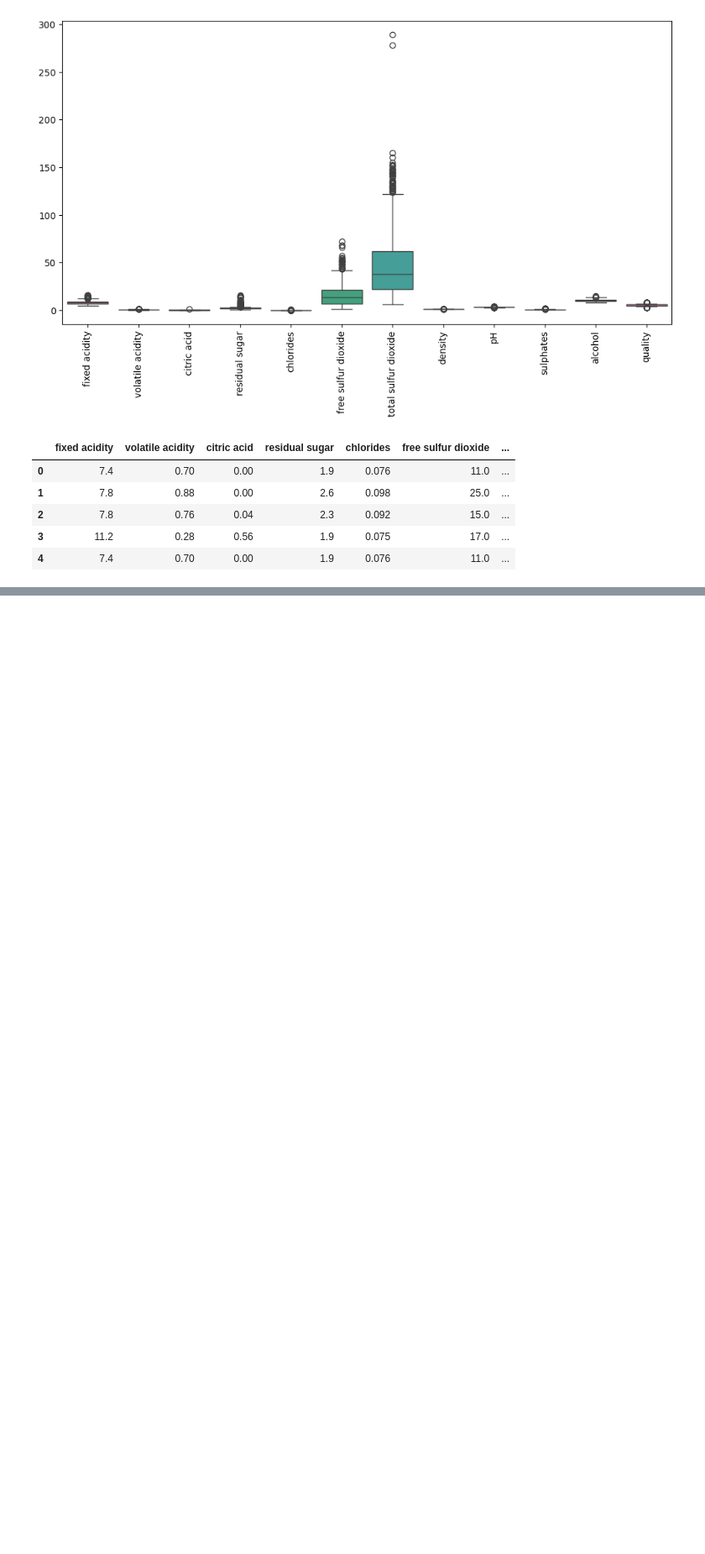
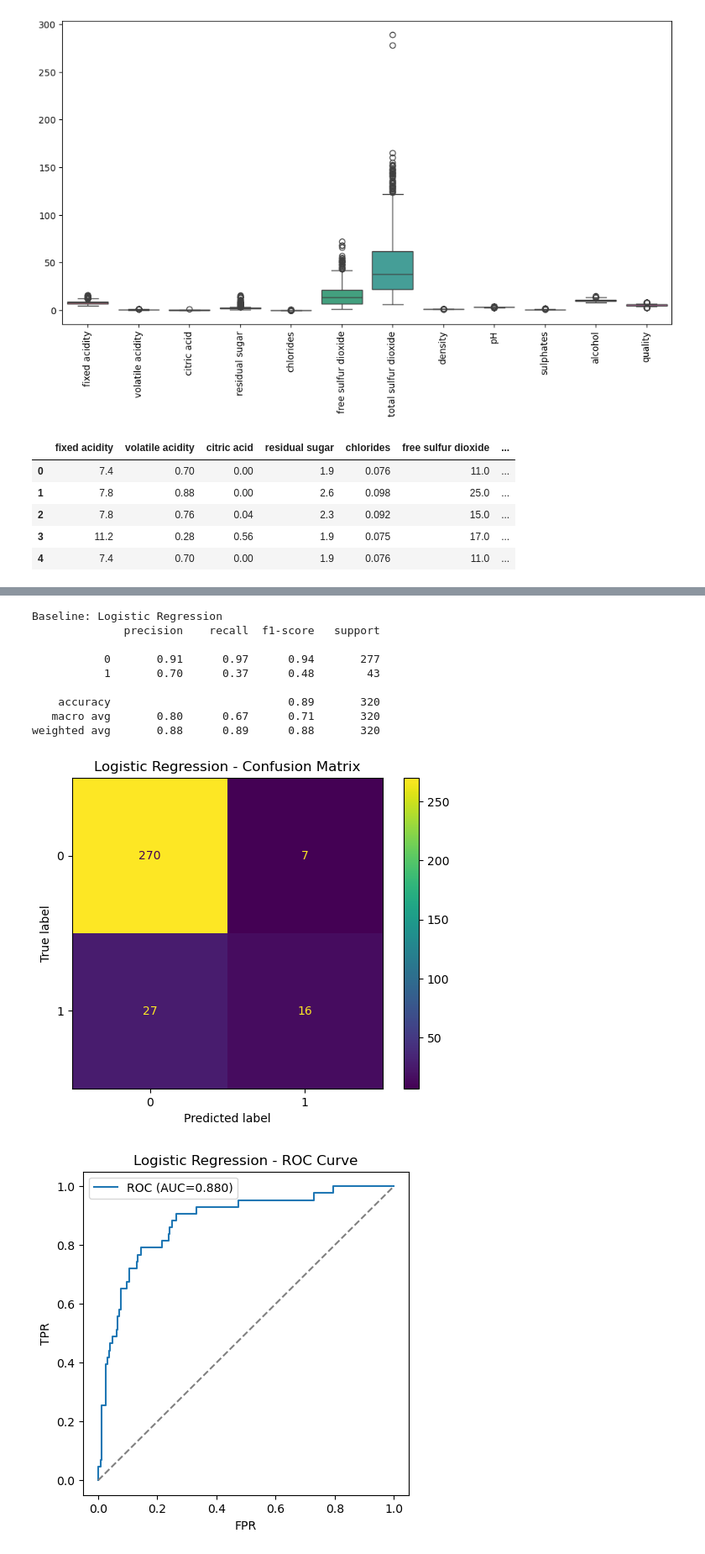
Before and after one commit to SieonLee/Kaggle, a Jupyter notebook: 2. Red_Wine_Quality/Red_Wine_Quality.ipynb, the cells around one changed output, grey strips where cells are left out. Shown at 84% size. Drawn from its saved outputs; the diff is of its cells as text; code cells hidden in the pictures; blank space fills up the shorter version.

```diff
--- a/2. Red_Wine_Quality/Red_Wine_Quality.ipynb
+++ b/2. Red_Wine_Quality/Red_Wine_Quality.ipynb
@@ -207,10 +162,0 @@ plt.show()
-# %%
-from sklearn.metrics import confusion_matrix
-import seaborn as sns
-
-cm = confusion_matrix(y_test, y_pred_rf)
-
-sns.heatmap(cm, annot=True, fmt='d', cmap='Blues')
-plt.xlabel("Predicted")
-plt.ylabel("Actual")
-plt.show()
@@ -230,0 +223,35 @@ Alcohol and sulphates were identified as the most important features, suggesting
+# %%
+# Baseline Model: Logistic Regression
+# Your baseline used StandardScaler + LogisticRegression(max_iter=1000)
+scaler = StandardScaler()
+X_train_scaled = scaler.fit_transform(X_train)
+X_test_scaled  = scaler.transform(X_test)
+
+lr = LogisticRegression(max_iter=1000, random_state=42)
+lr.fit(X_train_scaled, y_train)
+
+y_pred_lr = lr.predict(X_test_scaled)
+y_proba_lr = lr.predict_proba(X_test_scaled)[:, 1]
+
+print("\nBaseline: Logistic Regression")
+print(classification_report(y_test, y_pred_lr))
+plot_confusion(y_test, y_pred_lr, "Logistic Regression - Confusion Matrix")
+best_thr_lr = plot_roc_pr_curves(y_test, y_proba_lr, "Logistic Regression")
+
+# optional: show thresholded prediction (for analysis)
+y_pred_lr_thr = (y_proba_lr >= best_thr_lr).astype(int)
+print("\n[Analysis] Logistic Regression with tuned threshold")
+print(classification_report(y_test, y_pred_lr_thr))
+plot_confusion(y_test, y_pred_lr_thr, "Logistic Regression (Threshold Tuned) - Confusion Matrix")
+# %% [output]
+Baseline: Logistic Regression
+              precision    recall  f1-score   support
+
+           0       0.91      0.97      0.94       277
+           1       0.70      0.37      0.48        43
+
+    accuracy                           0.89       320
+   macro avg       0.80      0.67      0.71       320
+weighted avg       0.88      0.89      0.88       320
+[figure, added]
+[figure, added]
```
Also changed, not shown: parts of 18 cells of this notebook.
